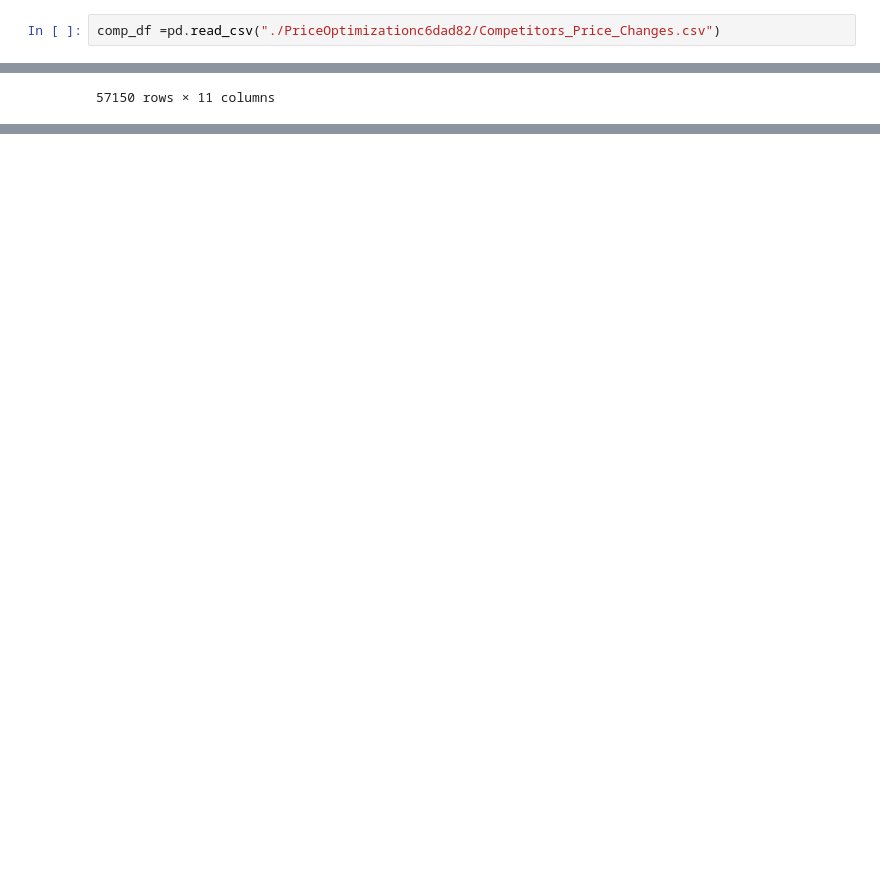
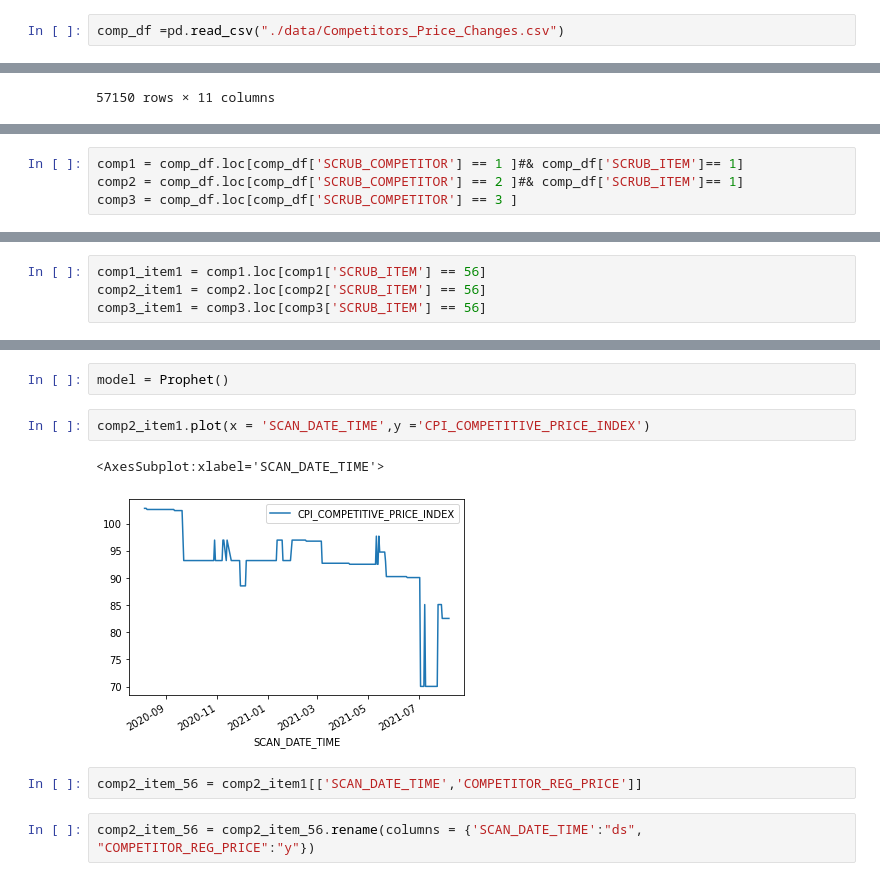
Before and after one commit to arthursjkim/tsc_pricing_optimization, a Jupyter notebook: EL_start.ipynb, the cells around one changed output, grey strips where cells are left out. Drawn from its saved outputs; the diff is of its cells as text; blank space fills up the shorter version.

```diff
--- a/EL_start.ipynb
+++ b/EL_start.ipynb
@@ -114,7 +136,7 @@ Data columns (total 4 columns):
 dtypes: datetime64[ns](2), float64(1), int64(1)
 memory usage: 121.6 KB
 # %%
-comp_df =pd.read_csv("./PriceOptimizationc6dad82/Competitors_Price_Changes.csv")
+comp_df =pd.read_csv("./data/Competitors_Price_Changes.csv")
 # %%
 comp_df.info()
 # %% [output]
@@ -331,0 +472,4 @@ df.groupby('SCRUB_ITEM')[['UNIT_QTY','PROFITS']].sum().sort_values(by = 'PROFITS
+# %%
+comp1 = comp_df.loc[comp_df['SCRUB_COMPETITOR'] == 1 ]#& comp_df['SCRUB_ITEM']== 1]
+comp2 = comp_df.loc[comp_df['SCRUB_COMPETITOR'] == 2 ]#& comp_df['SCRUB_ITEM']== 1]
+comp3 = comp_df.loc[comp_df['SCRUB_COMPETITOR'] == 3 ]
@@ -331,0 +480,4 @@ df.groupby('SCRUB_ITEM')[['UNIT_QTY','PROFITS']].sum().sort_values(by = 'PROFITS
+# %%
+comp1_item1 = comp1.loc[comp1['SCRUB_ITEM'] == 56]
+comp2_item1 = comp2.loc[comp2['SCRUB_ITEM'] == 56]
+comp3_item1 = comp3.loc[comp3['SCRUB_ITEM'] == 56]
@@ -331,0 +499,11 @@ df.groupby('SCRUB_ITEM')[['UNIT_QTY','PROFITS']].sum().sort_values(by = 'PROFITS
+# %%
+model = Prophet()
+# %%
+comp2_item1.plot(x = 'SCAN_DATE_TIME',y ='CPI_COMPETITIVE_PRICE_INDEX')
+# %% [output]
+<AxesSubplot:xlabel='SCAN_DATE_TIME'>
+[figure, added]
+# %%
+comp2_item_56 = comp2_item1[['SCAN_DATE_TIME','COMPETITOR_REG_PRICE']]
+# %%
+comp2_item_56 = comp2_item_56.rename(columns = {'SCAN_DATE_TIME':"ds", "COMPETITOR_REG_PRICE":"y"})
```
Also changed, not shown: parts of 43 cells of this notebook.
